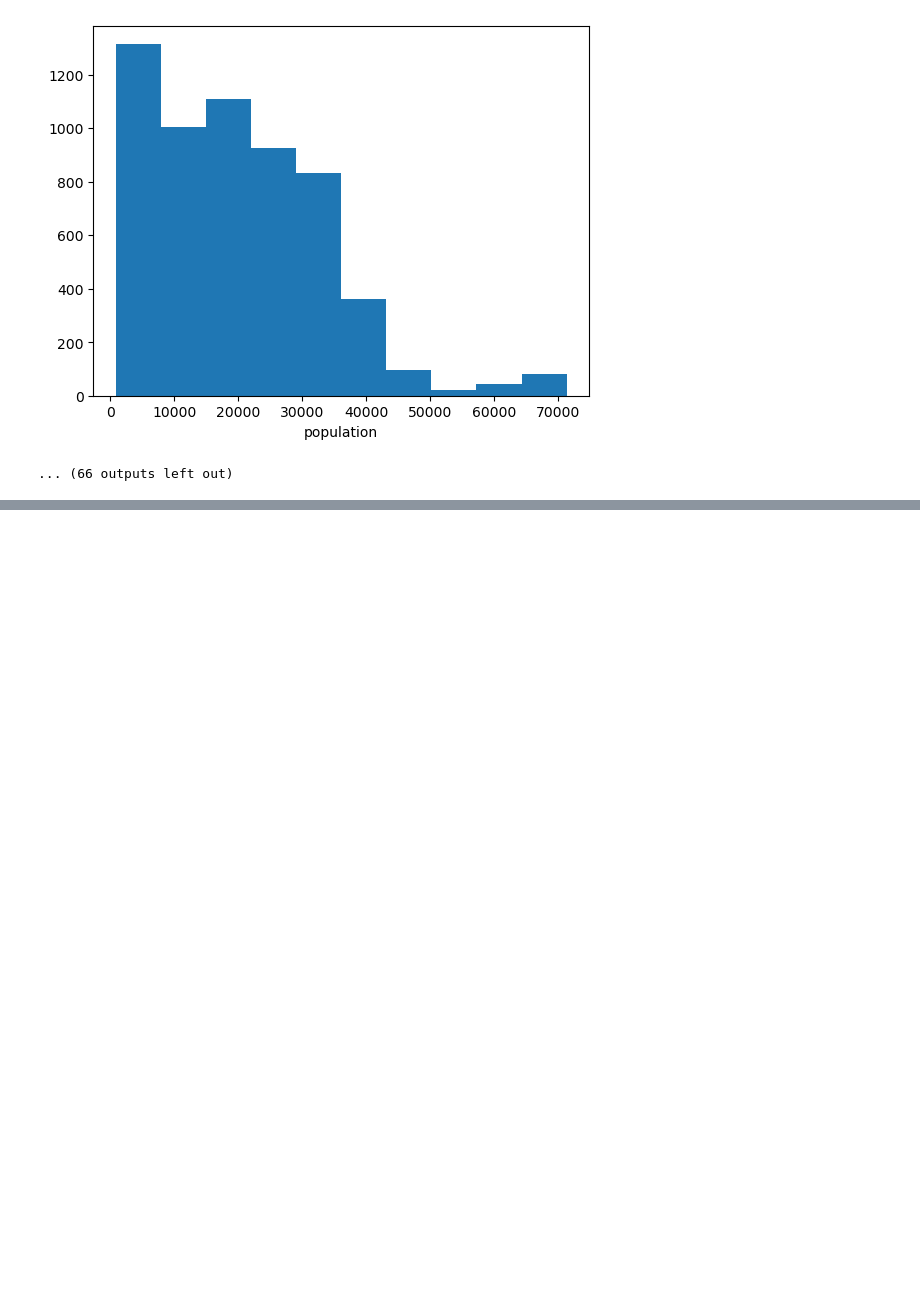
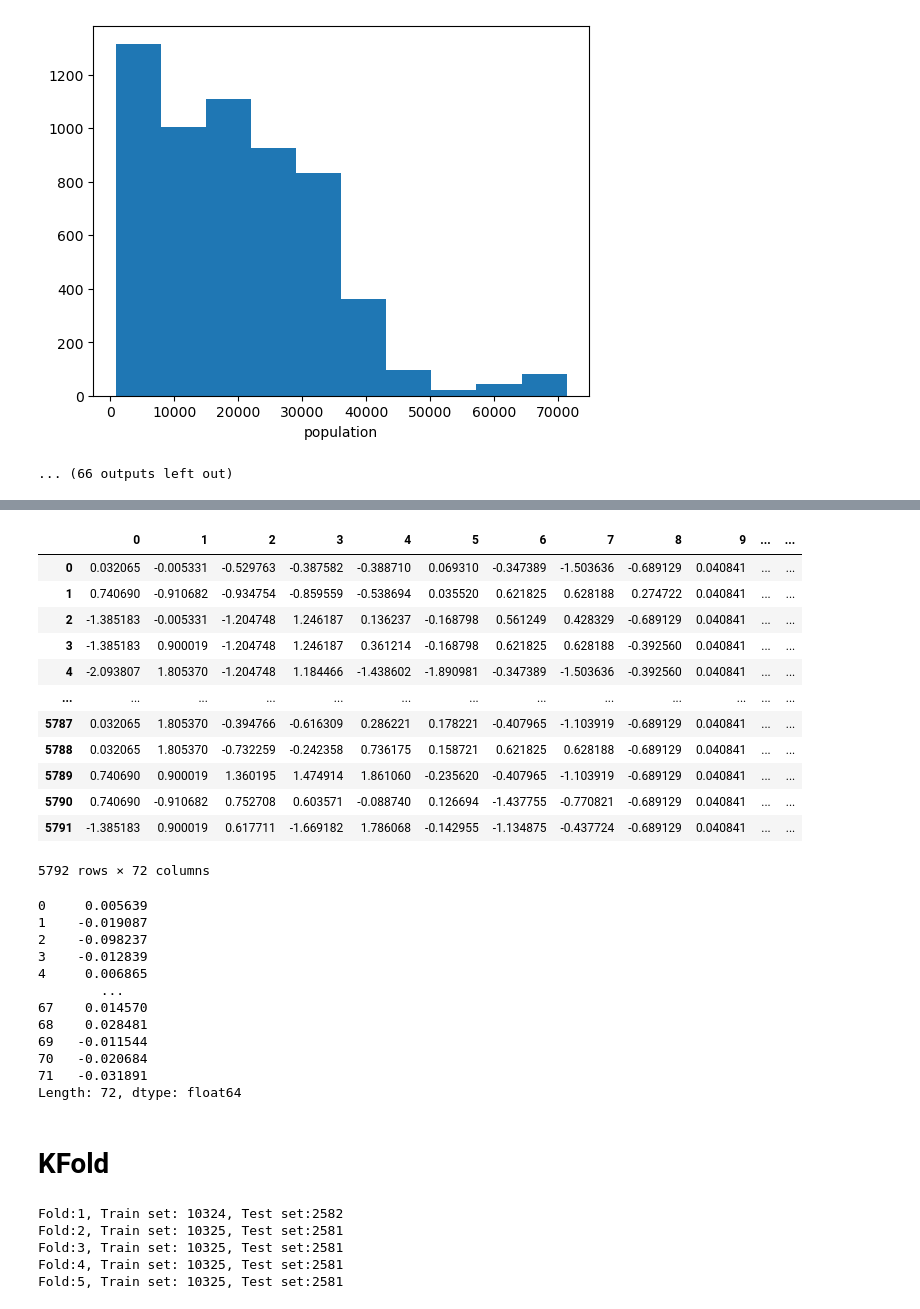
Before and after one commit to Rateesh-Sabde/WiDS-Datathon-Challenge-1, a Jupyter notebook: WiDS datathon 2024.ipynb, the cells around one changed output, grey strips where cells are left out. Cells and saved outputs as stored; diff of their text form; code cells hidden in the pictures; blank space fills up the shorter version.

```diff
--- a/WiDS datathon 2024.ipynb
+++ b/WiDS datathon 2024.ipynb
@@ -335,0 +475,53 @@ Unique values in Division after encoding:
+# %%
+temp = test_data.drop(['hispanic', 'education_college_or_above', 'income_household_median', 'age_70s', 'housing_units', 'male', 'income_household_six_figure', 'rent_median'], axis = 1)
+test_X = pd.DataFrame(scaler.transform(temp))
+
+display(test_X)
+
+print(test_X.mean())
+
+test_X_np = test_X.to_numpy()
+# %% [output]
+|  | 0 | 1 | 2 | 3 | 4 | 5 | 6 | 7 | 8 | 9 | ... | ... |
+| 0 | 0.032065 | -0.005331 | -0.529763 | -0.387582 | -0.388710 | 0.069310 | -0.347389 | -1.503636 | -0.689129 | 0.040841 | ... | ... |
+| 1 | 0.740690 | -0.910682 | -0.934754 | -0.859559 | -0.538694 | 0.035520 | 0.621825 | 0.628188 | 0.274722 | 0.040841 | ... | ... |
+| 2 | -1.385183 | -0.005331 | -1.204748 | 1.246187 | 0.136237 | -0.168798 | 0.561249 | 0.428329 | -0.689129 | 0.040841 | ... | ... |
+| 3 | -1.385183 | 0.900019 | -1.204748 | 1.246187 | 0.361214 | -0.168798 | 0.621825 | 0.628188 | -0.392560 | 0.040841 | ... | ... |
+| 4 | -2.093807 | 1.805370 | -1.204748 | 1.184466 | -1.438602 | -1.890981 | -0.347389 | -1.503636 | -0.392560 | 0.040841 | ... | ... |
+| ... | ... | ... | ... | ... | ... | ... | ... | ... | ... | ... | ... | ... |
+| 5787 | 0.032065 | 1.805370 | -0.394766 | -0.616309 | 0.286221 | 0.178221 | -0.407965 | -1.103919 | -0.689129 | 0.040841 | ... | ... |
+| 5788 | 0.032065 | 1.805370 | -0.732259 | -0.242358 | 0.736175 | 0.158721 | 0.621825 | 0.628188 | -0.689129 | 0.040841 | ... | ... |
+| 5789 | 0.740690 | 0.900019 | 1.360195 | 1.474914 | 1.861060 | -0.235620 | -0.407965 | -1.103919 | -0.689129 | 0.040841 | ... | ... |
+| 5790 | 0.740690 | -0.910682 | 0.752708 | 0.603571 | -0.088740 | 0.126694 | -1.437755 | -0.770821 | -0.689129 | 0.040841 | ... | ... |
+| 5791 | -1.385183 | 0.900019 | 0.617711 | -1.669182 | 1.786068 | -0.142955 | -1.134875 | -0.437724 | -0.689129 | 0.040841 | ... | ... |
+5792 rows × 72 columns
+0     0.005639
+1    -0.019087
+2    -0.098237
+3    -0.012839
+4     0.006865
+        ...
+67    0.014570
+68    0.028481
+69   -0.011544
+70   -0.020684
+71   -0.031891
+Length: 72, dtype: float64
+# %% [markdown]
+# KFold
+# %%
+from sklearn.model_selection import StratifiedKFold, cross_val_score
+from sklearn.model_selection import KFold, StratifiedKFold, cross_val_score
+from sklearn import linear_model, tree, ensemble
+
+kf = StratifiedKFold(n_splits=5, shuffle=True, random_state=42)
+cnt = 1
+for train_index, test_index in kf.split(train_X, train_Y):
+    print(f'Fold:{cnt}, Train set: {len(train_index)}, Test set:{len(test_index)}')
+    cnt+=1
+# %% [output]
+Fold:1, Train set: 10324, Test set:2582
+Fold:2, Train set: 10325, Test set:2581
+Fold:3, Train set: 10325, Test set:2581
+Fold:4, Train set: 10325, Test set:2581
+Fold:5, Train set: 10325, Test set:2581
```
Also changed, not shown: parts of 27 cells of this notebook.
